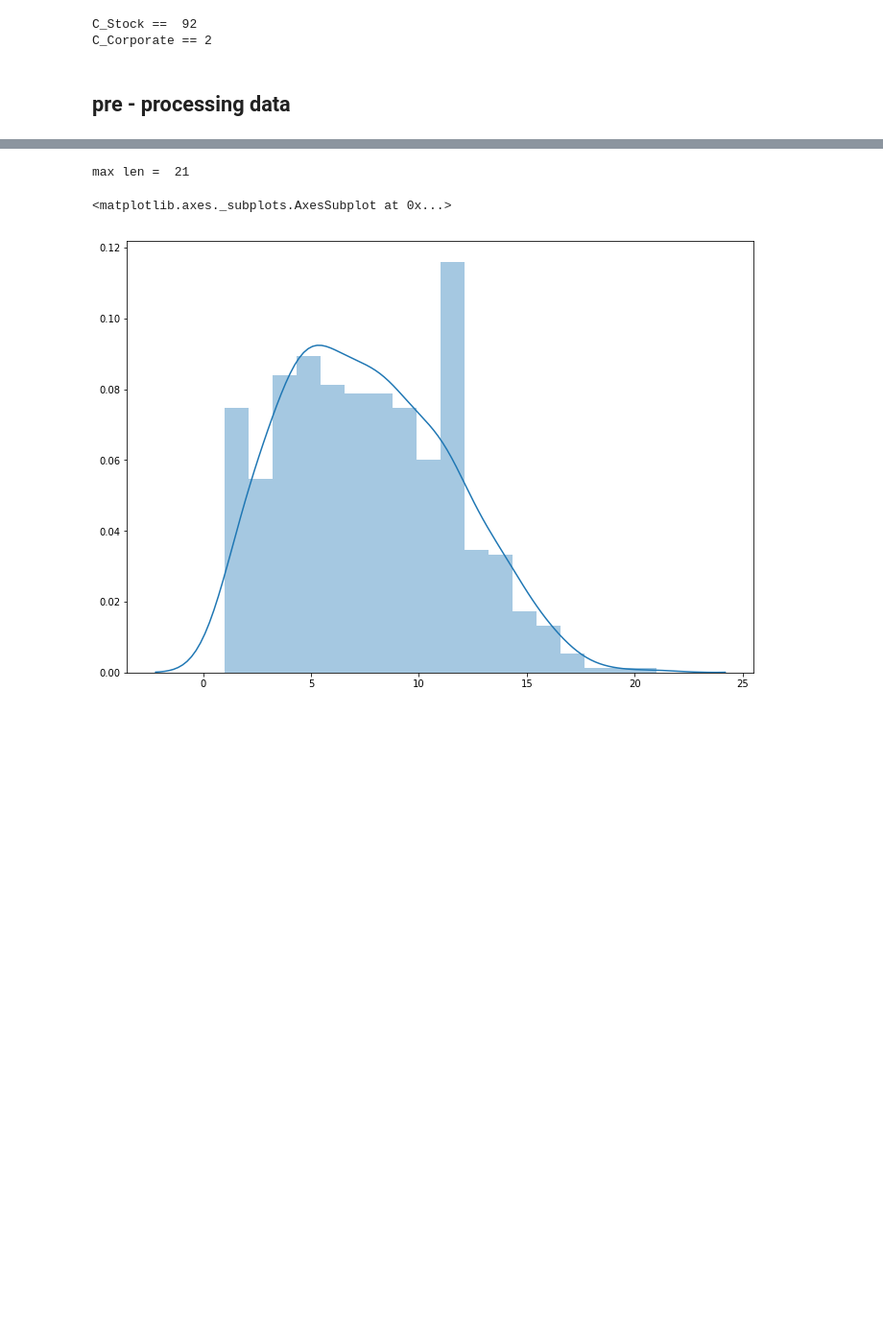
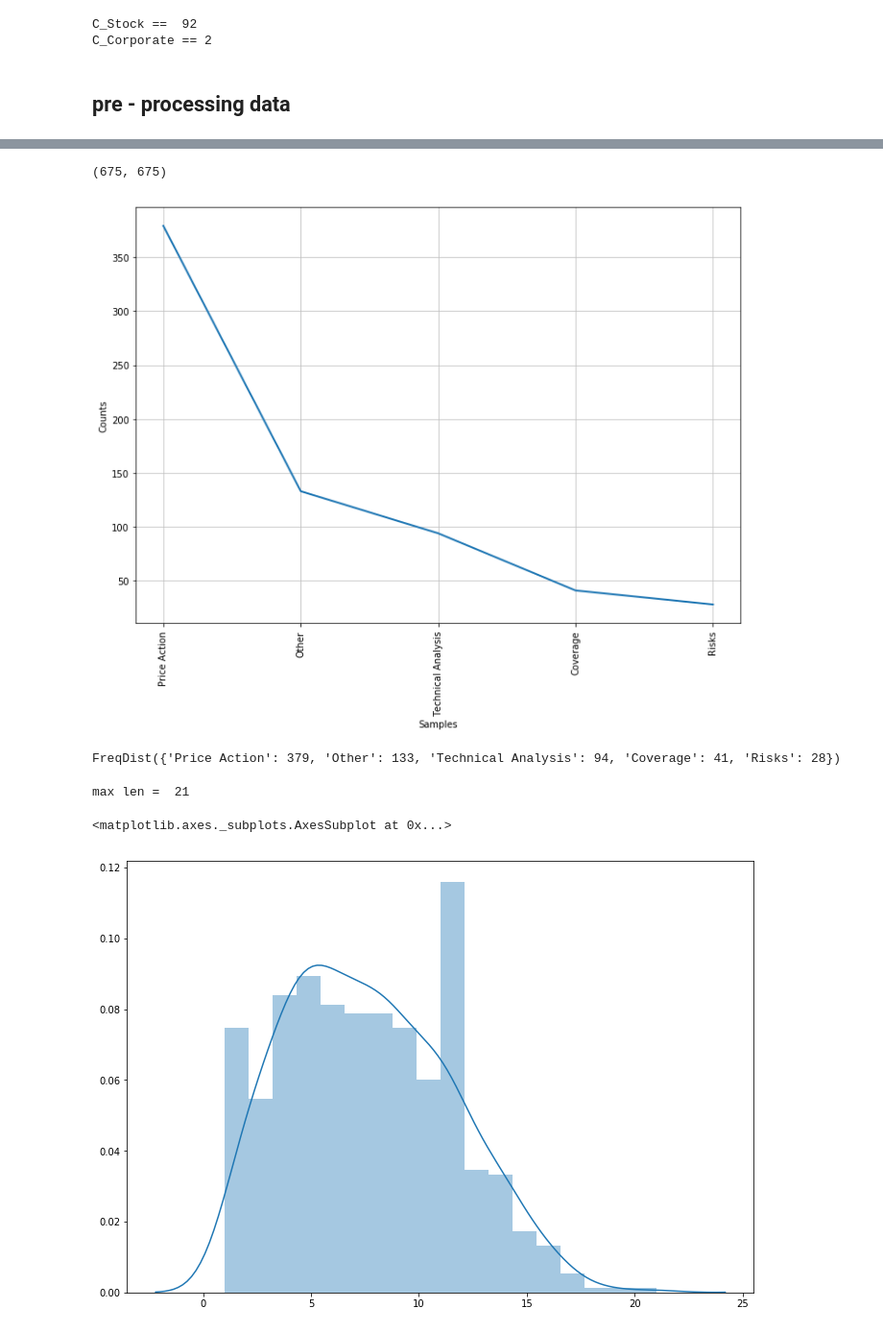
Before and after one commit to Hitkul/Aspect-Based-Sentiment-Analysis, a Jupyter notebook: Aspect_extraction.ipynb, the cells around one changed output, grey strips where cells are left out. Shown at 96% size. Cells and saved outputs as stored; diff of their text form; code cells hidden in the pictures; blank space fills up the shorter version.

```diff
--- a/Aspect_extraction.ipynb
+++ b/Aspect_extraction.ipynb
@@ -80,3 +80,9 @@ level1_freq.pprint(12)
 # %% [output]
 [figure]
 FreqDist({'Price Action': 379, 'Technical Analysis': 94, 'Coverage': 41, 'Risks': 28, 'Financial': 23, 'Sales': 19, 'Signal': 15, 'Dividend Policy': 13, 'Options': 12, 'M&A': 11, 'Strategy': 6, 'Rumor ...
+# %%
+#finding least freq classes into other
+n_of_lables_to_club = 17
+temp = [i[0] for i in level1_freq.most_common()]
+least_freq_level1 = temp[-n_of_lables_to_club:]
+least_freq_level1
@@ -189,3 +231,24 @@ sentences = [clean_sentence(x) for x in sentences]
+# %%
+Level_0_lables = aspect_data['Level0']
+Level_1_lables = aspect_data['Level1']
+# %%
+#clubing least n freq Level 1class together into Other
+Level_1_lables_clubed = list()
+for aspect in Level_1_lables:
+    if aspect in least_freq_level1:
+        Level_1_lables_clubed.append('Other')
+    else:
+        Level_1_lables_clubed.append(aspect)
+len(Level_1_lables_clubed),len(Level_1_lables)
+# %% [output]
+(675, 675)
+# %%
+level1_clubed_freq = FreqDist(Level_1_lables_clubed)
+level1_clubed_freq.plot(10)
+level1_clubed_freq.pprint()
+# %% [output]
+[figure, added]
+FreqDist({'Price Action': 379, 'Other': 133, 'Technical Analysis': 94, 'Coverage': 41, 'Risks': 28})
 # %%
 lengths = [len(s.split()) for s in sentences]
 # %%
```
Also changed, not shown: parts of 18 cells of this notebook.
